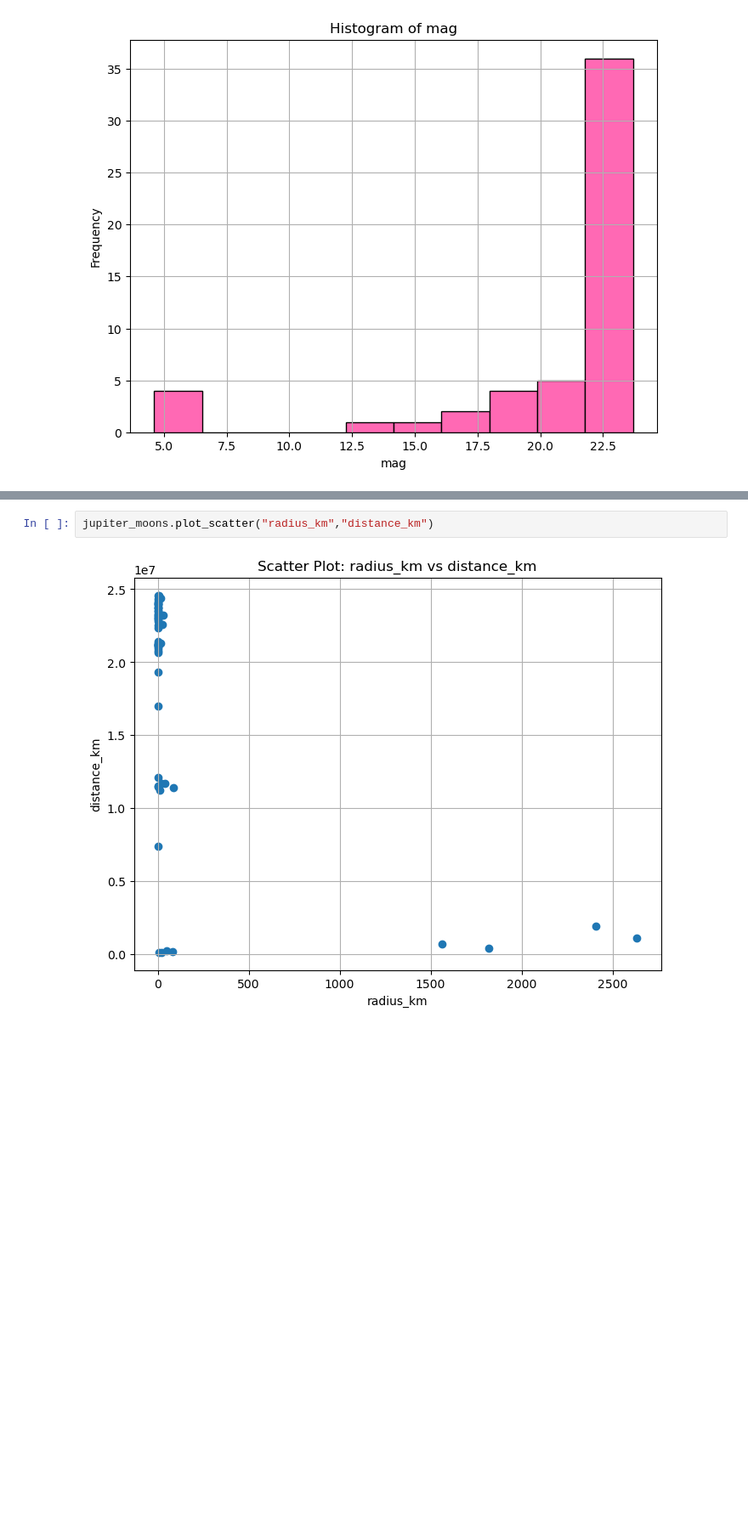
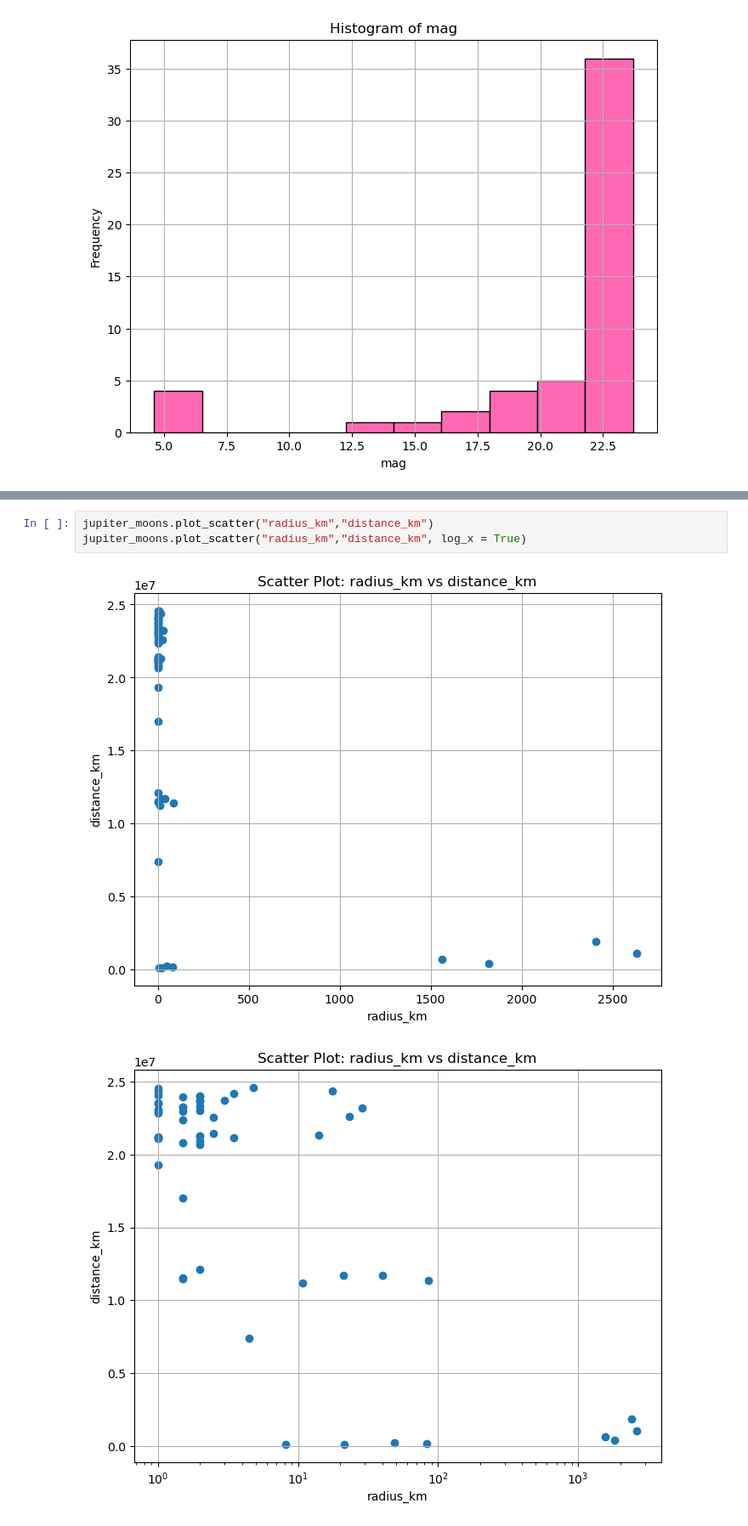
Before and after one commit to archosd/Moon-analysis-toolkit, a Jupyter notebook: Task_1/Example.ipynb, the cells around one changed output, grey strips where cells are left out. Shown at 85% size. Drawn from its saved outputs; the diff is of its cells as text; blank space fills up the shorter version.

```diff
--- a/Task_1/Example.ipynb
+++ b/Task_1/Example.ipynb
@@ -84,4 +84,6 @@ jupiter_moons.plot_histogram("mag")
 # %%
 jupiter_moons.plot_scatter("radius_km","distance_km")
+jupiter_moons.plot_scatter("radius_km","distance_km", log_x = True)
 # %% [output]
 [figure]
+[figure, added]
```
Also changed, not shown: parts of 10 cells of this notebook, 1 other file.
